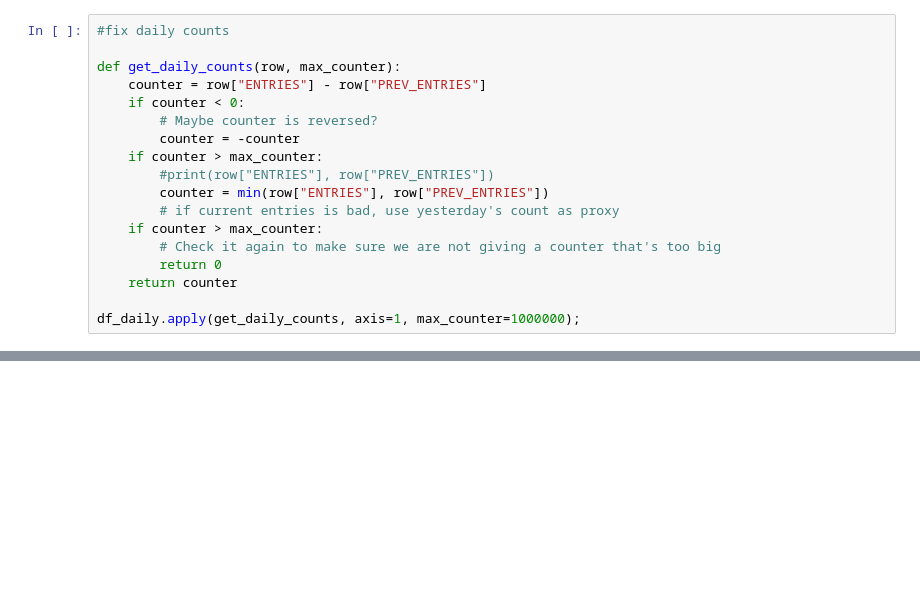
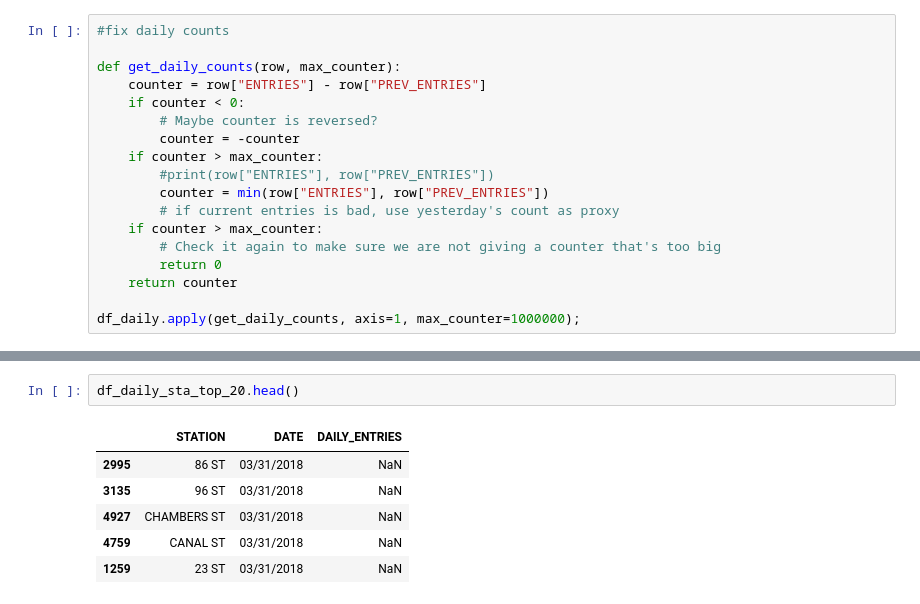
Before and after one commit to asherani/Benson, a Jupyter notebook: presentation_data.ipynb, the cells around one changed output, grey strips where cells are left out. Cells and saved outputs as stored; diff of their text form; blank space fills up the shorter version.

```diff
--- a/presentation_data.ipynb
+++ b/presentation_data.ipynb
@@ -87,0 +104,9 @@ plt.xticks(rotation = 'vertical');
+# %%
+df_daily_sta_top_20.head()
+# %% [output]
+|  | STATION | DATE | DAILY_ENTRIES |
+| 2995 | 86 ST | 03/31/2018 | NaN |
+| 3135 | 96 ST | 03/31/2018 | NaN |
+| 4927 | CHAMBERS ST | 03/31/2018 | NaN |
+| 4759 | CANAL ST | 03/31/2018 | NaN |
+| 1259 | 23 ST | 03/31/2018 | NaN |
```
Also changed, not shown: parts of 18 cells of this notebook.
